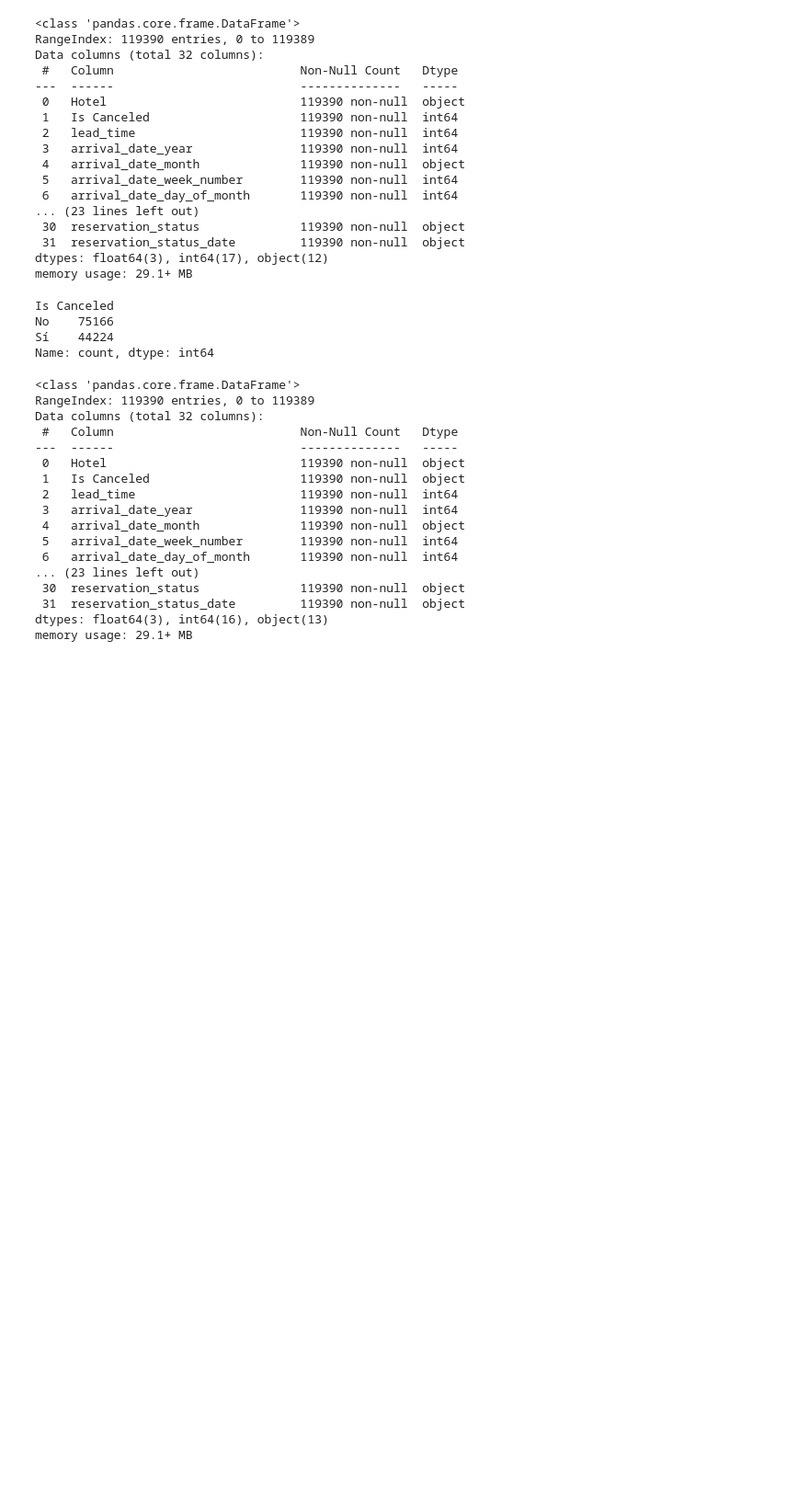
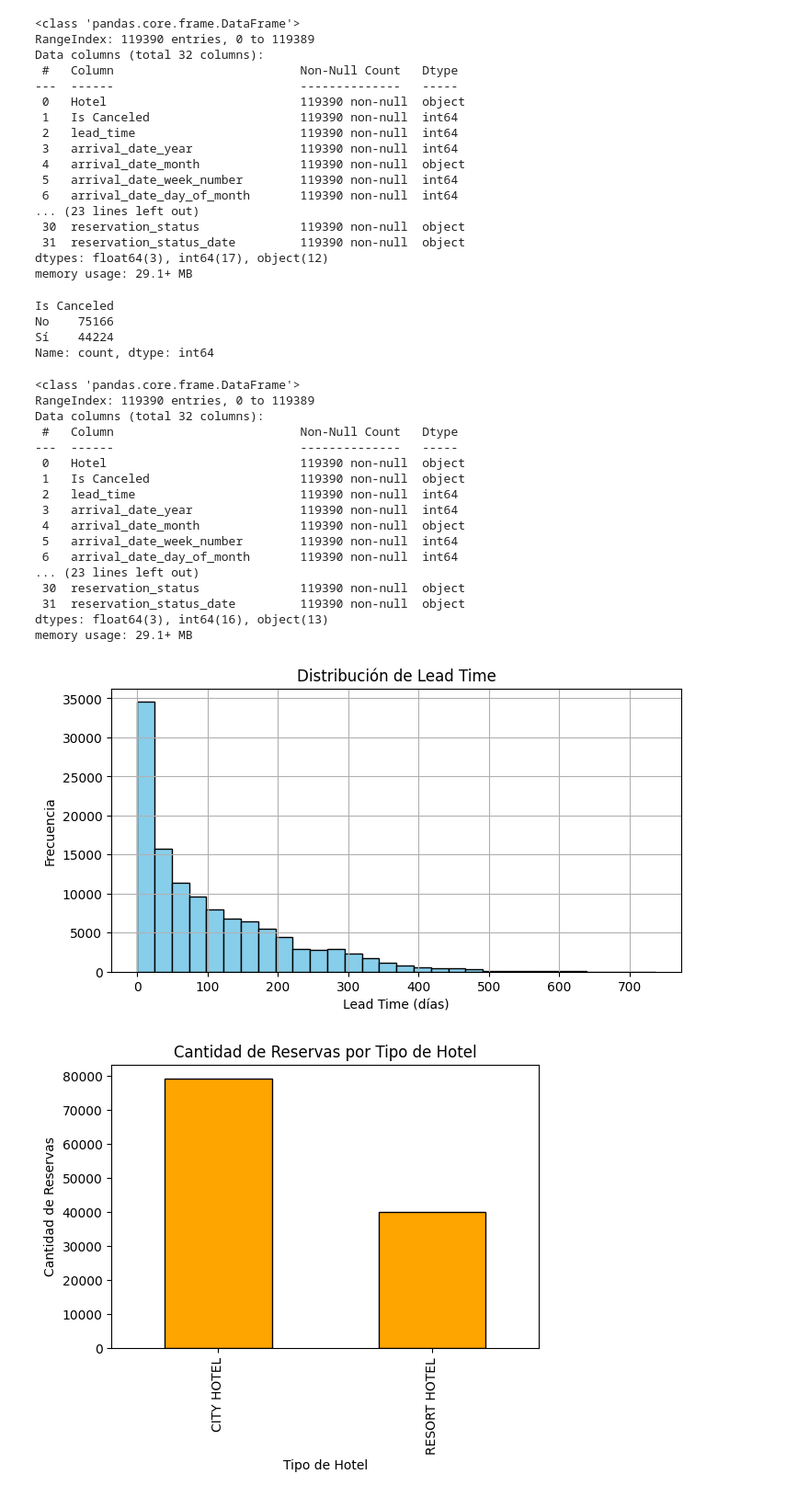
Before and after one commit to Zangetsupwr/Examen2, a Jupyter notebook: examen2.ipynb, the cells around one changed output. Shown at 92% size. Cells and saved outputs as stored; diff of their text form; code cells hidden in the pictures; blank space fills up the shorter version.

```diff
--- a/examen2.ipynb
+++ b/examen2.ipynb
@@ -301,3 +306,26 @@ Data columns (total 32 columns):
  31  reservation_status_date         119390 non-null  object
 dtypes: float64(3), int64(16), object(13)
 memory usage: 29.1+ MB
+# %%
+#  Histograma de los plazos de reservas'
+plt.figure(figsize=(8, 4))
+df['lead_time'].hist(bins=30, color='skyblue', edgecolor='black')
+plt.title('Distribución de Lead Time')
+plt.xlabel('Lead Time (días)')
+plt.ylabel('Frecuencia')
+plt.show()
+# Analisis del histograma:
+# La mayoría de las reservas se realizan con poca anticipación, aunque existen algunos de plazos de reservas muy alto.
+
+# Gráfico de barras de los tipos de hotel
+plt.figure(figsize=(6, 4))
+df['Hotel'].value_counts().plot(kind='bar', color='orange', edgecolor='black')
+plt.title('Cantidad de Reservas por Tipo de Hotel')
+plt.xlabel('Tipo de Hotel')
+plt.ylabel('Cantidad de Reservas')
+plt.show()
+# Analisis del grafico de barras:
+# El tipo de hotel con mayor cantidad de reservas es el City Hotel, seguido por Resort Hotel.
+# %% [output]
+[figure, added]
+[figure, added]
```
Also changed, not shown: parts of 3 cells of this notebook.
